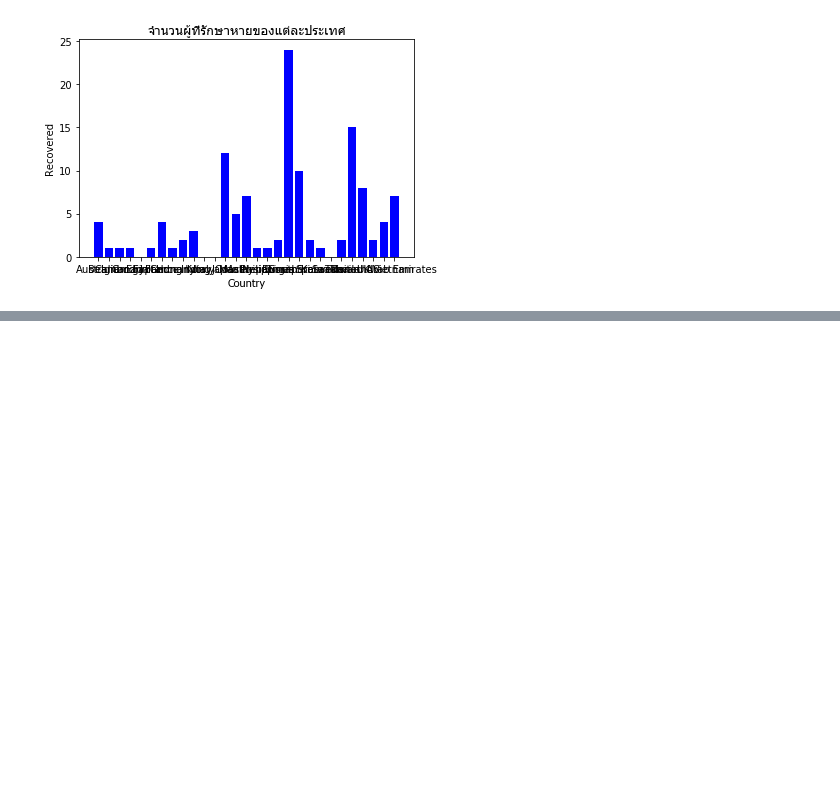
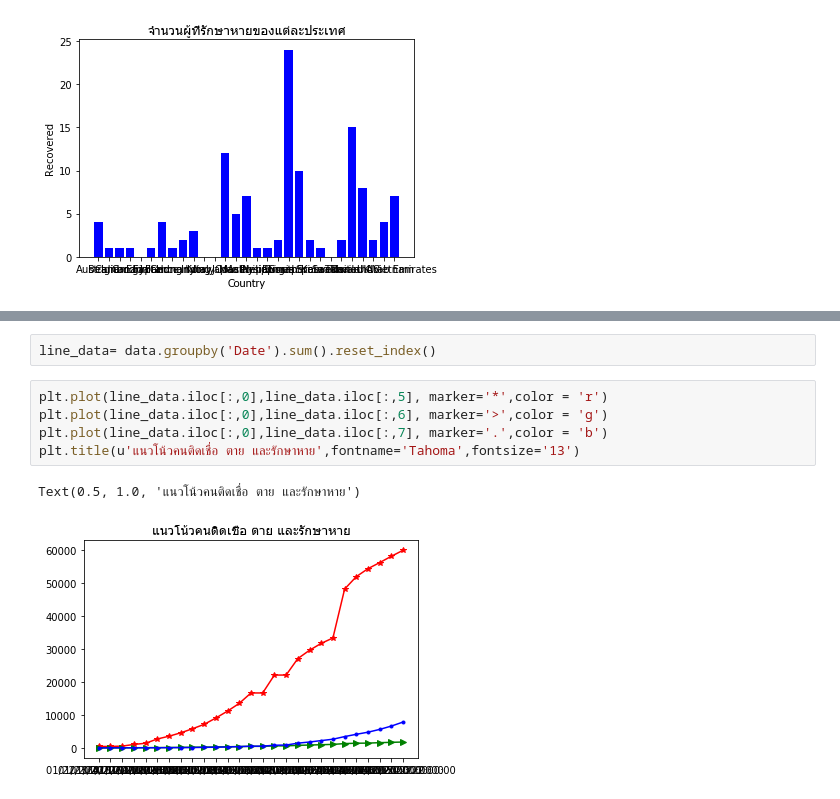
Before and after one commit to birdyyy123/python_dataviz, a Jupyter notebook: Final_20032020.ipynb, the cells around one changed output, grey strips where cells are left out. Cells and saved outputs as stored; diff of their text form; blank space fills up the shorter version.

```diff
--- a/Final_20032020.ipynb
+++ b/Final_20032020.ipynb
@@ -91,0 +100,10 @@ Text(0, 0.5, 'Recovered')
+# %%
+line_data= data.groupby('Date').sum().reset_index()
+# %%
+plt.plot(line_data.iloc[:,0],line_data.iloc[:,5], marker='*',color = 'r')
+plt.plot(line_data.iloc[:,0],line_data.iloc[:,6], marker='>',color = 'g')
+plt.plot(line_data.iloc[:,0],line_data.iloc[:,7], marker='.',color = 'b')
+plt.title(u'แนวโน้วคนติดเชื่อ ตาย และรักษาหาย',fontname='Tahoma',fontsize='13')
+# %% [output]
+Text(0.5, 1.0, 'แนวโน้วคนติดเชื่อ ตาย และรักษาหาย')
+[figure, added]
```
Also changed, not shown: parts of 3 cells of this notebook.
